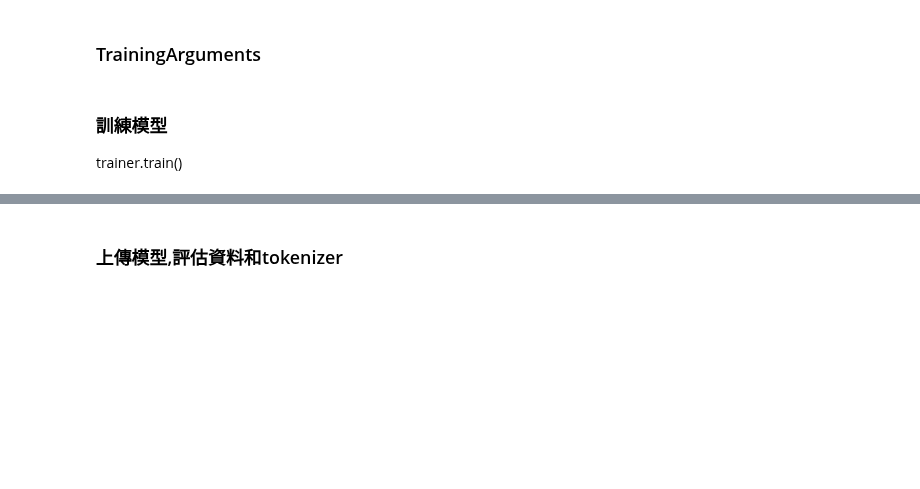
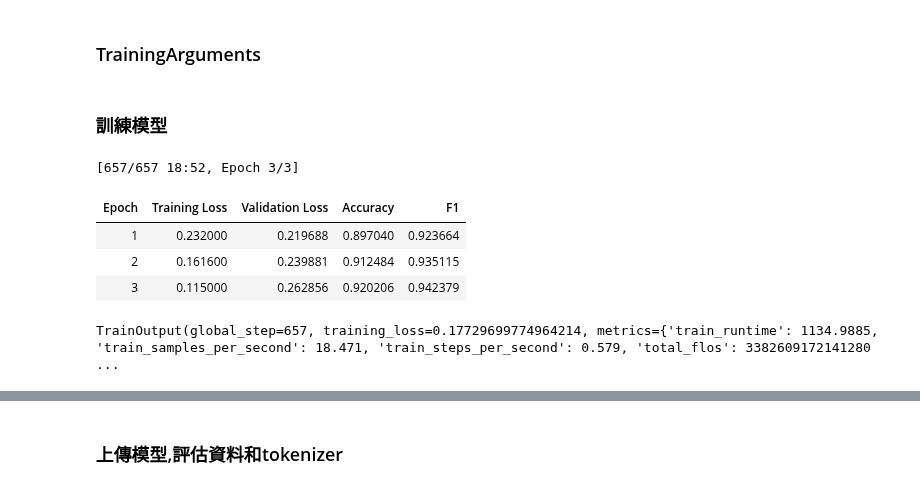
Before and after one commit to roberthsu2003/Transformer, a Jupyter notebook: 實戰運用/情感分析/trainer.ipynb, the cells around one changed output, grey strips where cells are left out. Saved outputs shown, nothing was run; the diff lists cells and outputs as text; code cells hidden in the pictures; blank space fills up the shorter version.

```diff
--- a/實戰運用/情感分析/trainer.ipynb
+++ b/實戰運用/情感分析/trainer.ipynb
@@ -40,7 +67,7 @@ def tokenize_function(item):
     由於是classfication,所以目標得到的欄位是'input_ids','token_type_ids','attention_mask'另外還要的是'label'
     '''
     tokenized = tokenizer(item['review'],
-                          max_length=512,
+                          max_length=318,
                           truncation=True)
     tokenized['label'] = item['label']
     return tokenized
@@ -114,8 +141,8 @@ def eval_metric(eval_predict):
 train_args = TrainingArguments(
   output_dir='./checkpoints',
   report_to="none",  # Disable W&B logging,在colab訓練時,要關閉
-  per_device_train_batch_size=64, #訓練時每個gpu的batch size
-  per_device_eval_batch_size=128, #評估時每個gpu的batch size
+  per_device_train_batch_size=32, #訓練時每個gpu的batch size
+  per_device_eval_batch_size=32, #評估時每個gpu的batch size
   num_train_epochs=3, #訓練的epochs,預設是3
   logging_steps=100, #每100個batch log一次,預設是500
   eval_strategy="epoch", #評估策略,每一趟評估1次,預設是no
@@ -140,7 +167,15 @@ trainer = Trainer(
 )
 # %% [markdown]
 ### 訓練模型
-trainer.train()
+# %%
+trainer.train()
+# %% [output]
+[657/657 18:52, Epoch 3/3]
+| Epoch | Training Loss | Validation Loss | Accuracy | F1 |
+| 1 | 0.232000 | 0.219688 | 0.897040 | 0.923664 |
+| 2 | 0.161600 | 0.239881 | 0.912484 | 0.935115 |
+| 3 | 0.115000 | 0.262856 | 0.920206 | 0.942379 |
+TrainOutput(global_step=657, training_loss=0.17729699774964214, metrics={'train_runtime': 1134.9885, 'train_samples_per_second': 18.471, 'train_steps_per_second': 0.579, 'total_flos': 3382609172141280 ...
 # %%
 #模型評估
 trainer.evaluate()
```
Also changed, not shown: parts of 6 cells of this notebook.
